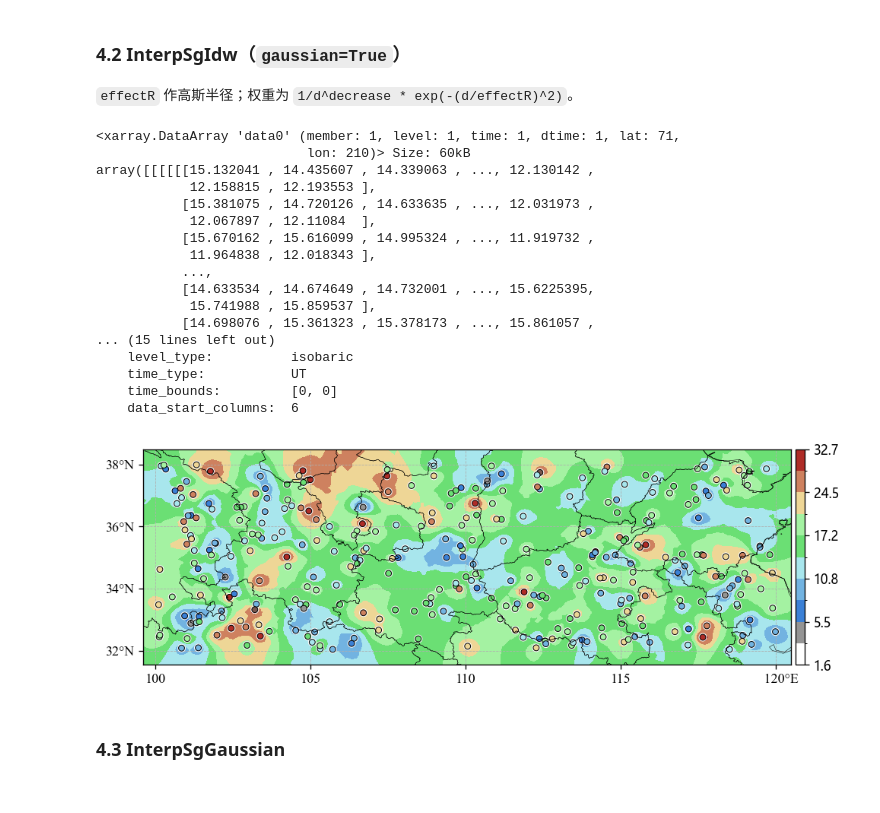
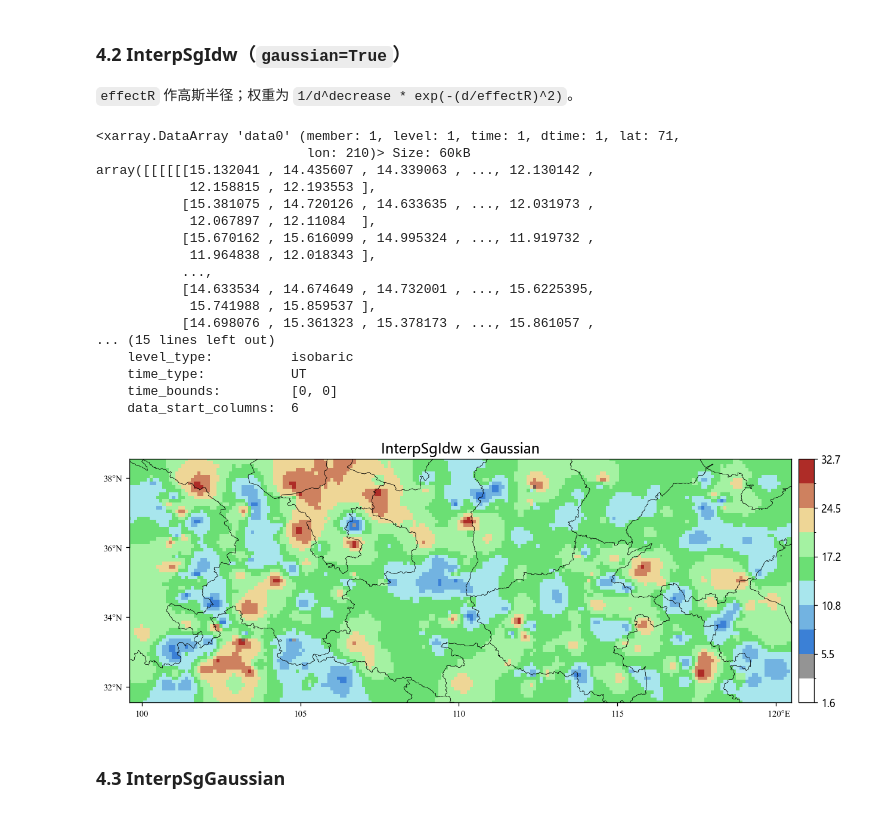
Before and after one commit to HerADCalciummilk/test, a Jupyter notebook: 00temp/interpolation_station_grid/nbs/interpolation_station_grid_说明.ipynb, the cells around one changed output. Drawn from its saved outputs; the diff is of its cells as text; code cells hidden in the pictures.

```diff
--- a/00temp/interpolation_station_grid/nbs/interpolation_station_grid_说明.ipynb
+++ b/00temp/interpolation_station_grid/nbs/interpolation_station_grid_说明.ipynb
@@ -295,28 +206,31 @@ array([[[[[[15.132091 , 14.435649 , 14.339102 , ..., 12.1301985,
 # %%
 grd_idw_g = InterpSgIdw(
     effectR=80000, nearNum=8, decrease=2, gaussian=True
 ).process(obs, tgt_grid)
 print(grd_idw_g)
-plot_grid_result(grd_idw_g, sta_df=obs, title="InterpSgIdw × Gaussian")
+meb.pcolormesh_2d_grid(
+    grd_idw_g, title="InterpSgIdw × Gaussian", cmap=CMAP, clevs=CLEVS,
+    height=6.5, width=12, dpi=120, show=True,
+)
 # %% [output]
 <xarray.DataArray 'data0' (member: 1, level: 1, time: 1, dtime: 1, lat: 71,
                            lon: 210)> Size: 60kB
 array([[[[[[15.132041 , 14.435607 , 14.339063 , ..., 12.130142 ,
             12.158815 , 12.193553 ],
            [15.381075 , 14.720126 , 14.633635 , ..., 12.031973 ,
             12.067897 , 12.11084  ],
            [15.670162 , 15.616099 , 14.995324 , ..., 11.919732 ,
             11.964838 , 12.018343 ],
            ...,
            [14.633534 , 14.674649 , 14.732001 , ..., 15.6225395,
             15.741988 , 15.859537 ],
            [14.698076 , 15.361323 , 15.378173 , ..., 15.861057 ,
 ... (15 lines left out)
     level_type:          isobaric
     time_type:           UT
     time_bounds:         [0, 0]
     data_start_columns:  6
-[figure, old version]
+[figure, new version]
 # %% [markdown]
 ### 4.3 InterpSgGaussian
 # %%
```
Also changed, not shown: parts of 12 cells of this notebook.
